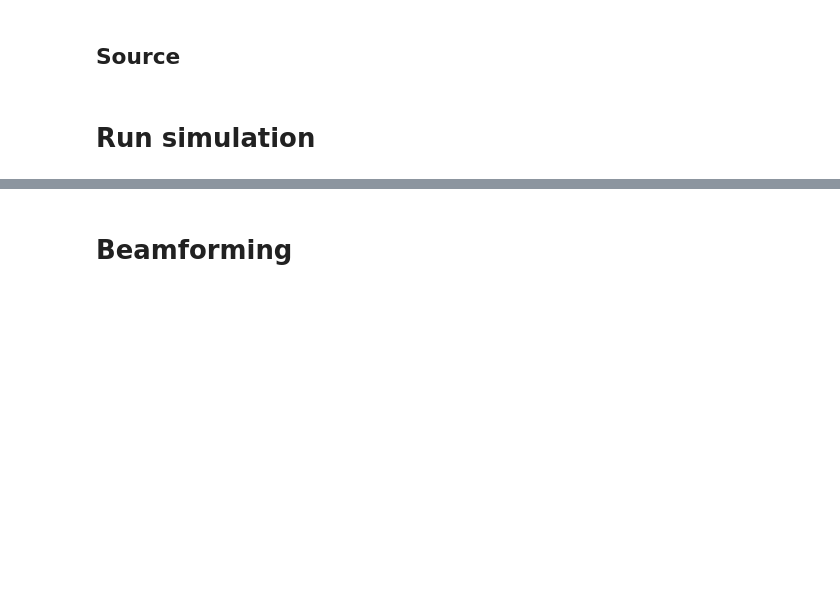
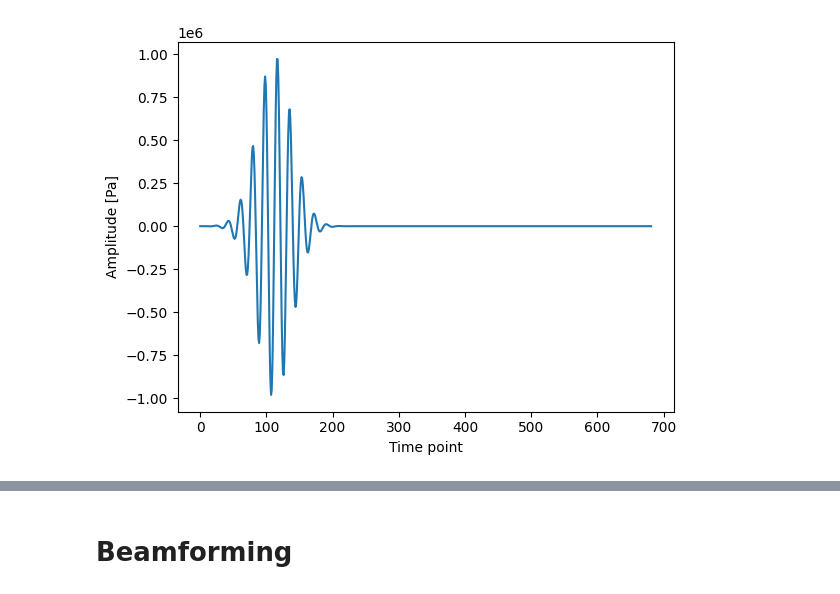
Before and after one commit to thomasrribeiro/brainhackFUS, a Jupyter notebook: notebooks/reconstruction.ipynb, the cells around one changed output, grey strips where cells are left out. Cells and saved outputs as stored; diff of their text form; code cells hidden in the pictures; blank space fills up the shorter version.

```diff
--- a/notebooks/reconstruction.ipynb
+++ b/notebooks/reconstruction.ipynb
@@ -95,6 +61,11 @@ plt.show()
 # %%
 from jwave.geometry import TimeAxis
+time_axis = TimeAxis.from_medium(medium, cfl=0.3)
+sources = get_plane_wave_excitation(domain, time_axis, transducer_magnitude, transducer_frequency, element_positions)
 
-time_axis = TimeAxis.from_medium(medium, cfl=0.3)
+plt.plot(sources.signals[0])
+plt.xlabel('Time point')
+plt.ylabel('Amplitude [Pa]')
+plt.show()
+# %% [output]
+[figure, added]
-# %% [markdown]
-## Source
@@ -123,2 +71,0 @@ sources = Sources(
-# %% [markdown]
-# Run simulation
```
Also changed, not shown: parts of 21 cells of this notebook, 3 other files.
